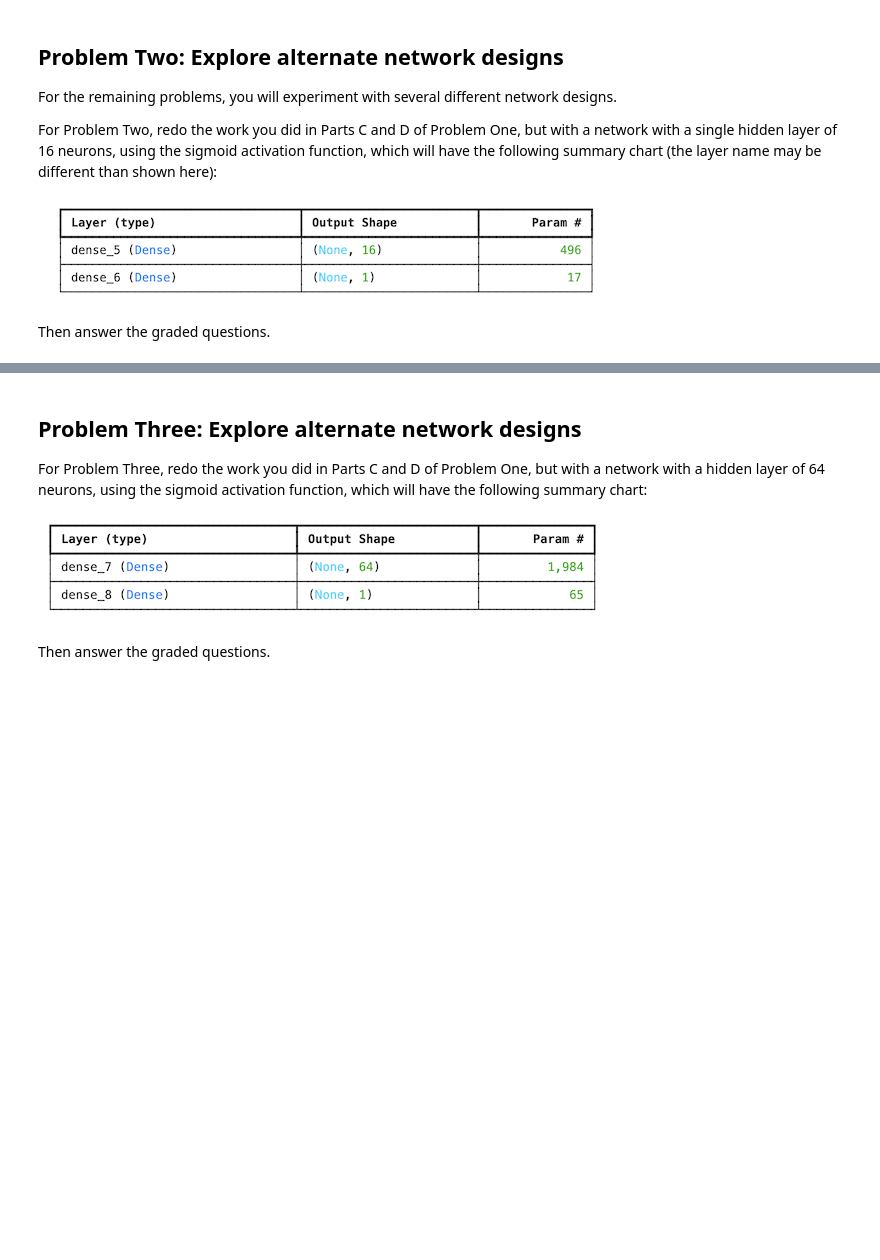
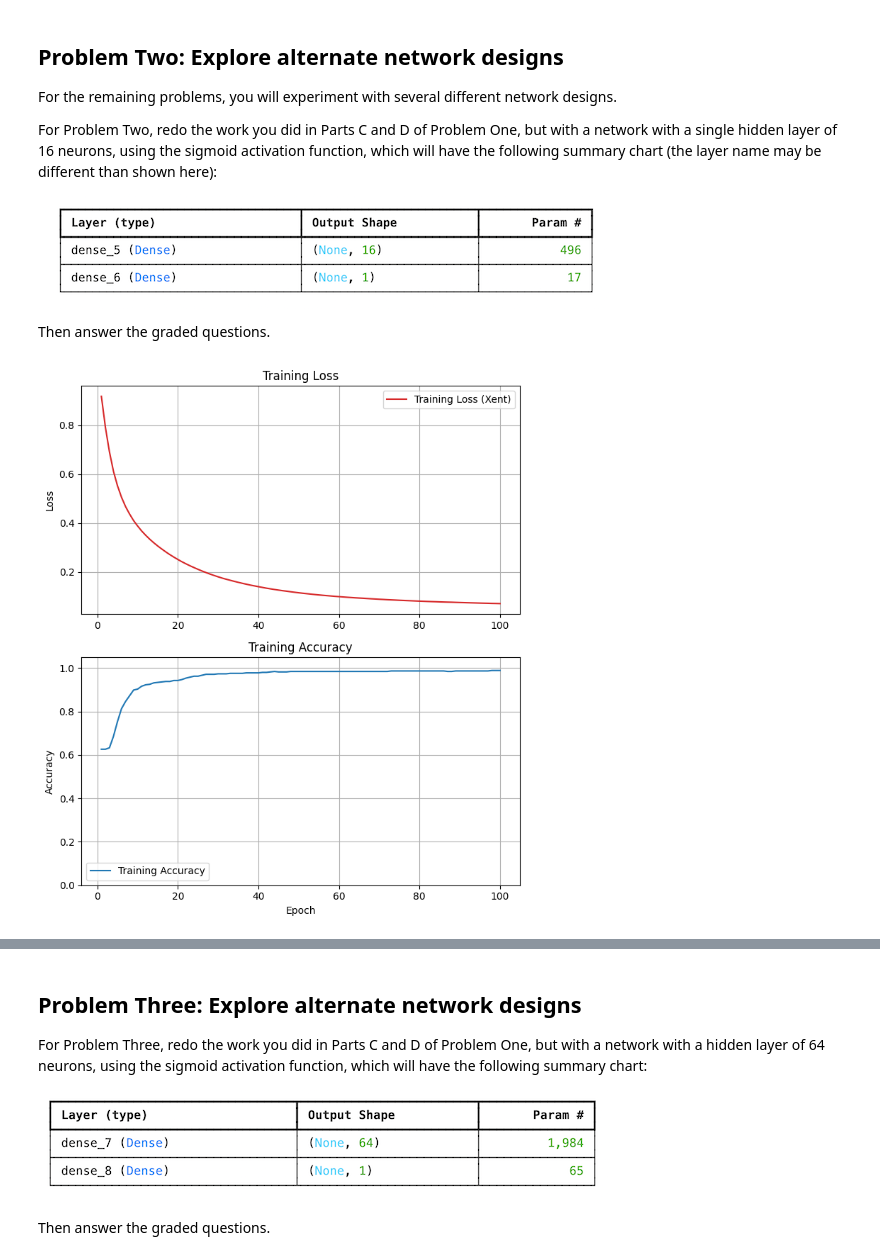
Before and after one commit to ses1002/703MLhw1correct, a Jupyter notebook: Homework_01.ipynb, the cells around one changed output, grey strips where cells are left out. Drawn from its saved outputs; the diff is of its cells as text; code cells hidden in the pictures; blank space fills up the shorter version.

```diff
--- a/Homework_01.ipynb
+++ b/Homework_01.ipynb
@@ -282,3 +395,25 @@ will have the following summary chart (the layer name may be different than show
 Then answer the graded questions.
 # %%
 # Your code here, add additional cells if you wish
+model_hidden = keras.Sequential(
+    [
+        keras.layers.Input(shape=(X_train.shape[1],)),
+        keras.layers.Dense(16, activation="sigmoid"),
+        keras.layers.Dense(1, activation="sigmoid")
+    ]
+)
+
+model_hidden.compile(
+    optimizer='adam',
+    loss='binary_crossentropy',
+    metrics=['accuracy']
+)
+history_hidden = model_hidden.fit(
+    X_train, y_train,
+    epochs=100,
+    class_weight=class_weights,
+    verbose=0
+)
+plot_history(history_hidden)
+# %% [output]
+[figure, added]
```
Also changed, not shown: parts of 42 cells of this notebook.
